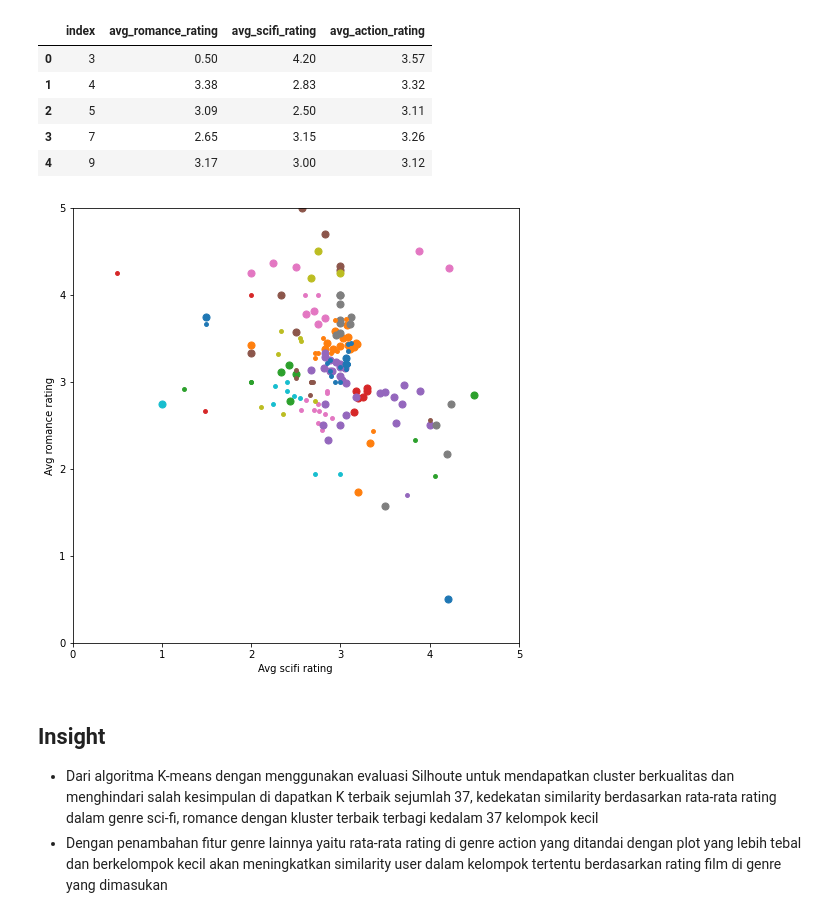
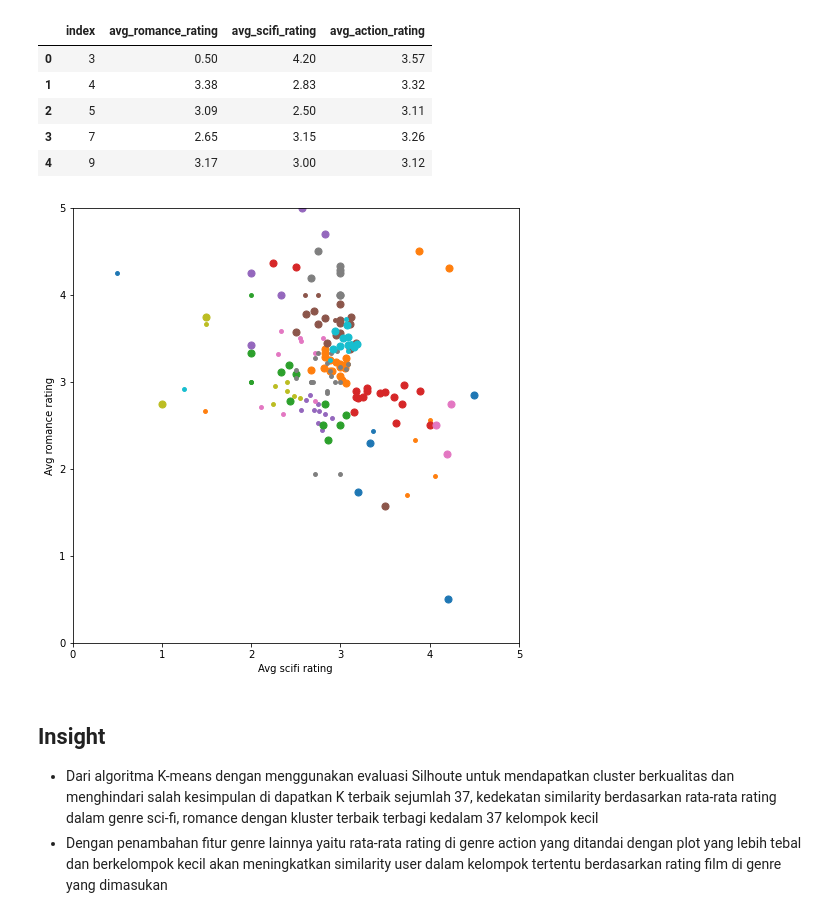
Before and after one commit to asepdeffyc/bigdata, a Jupyter notebook: MovieLens_Data_Analysis_Final.ipynb, the cells around one changed output. Saved outputs shown, nothing was run; the diff lists cells and outputs as text; code cells hidden in the pictures.

```diff
--- a/MovieLens_Data_Analysis_Final.ipynb
+++ b/MovieLens_Data_Analysis_Final.ipynb
@@ -402,41 +411,41 @@ Number of records:  161
 X_with_action = biased_dataset_3_genres[['avg_scifi_rating','avg_romance_rating','avg_action_rating']].values
 
 # Create an instance of KMeans to find seven clusters
-kmeans_5 = KMeans(n_clusters=37)
+kmeans_5 = KMeans(n_clusters=32)
 
 # Use fit_predict to cluster the dataset
 predictions_5 = kmeans_5.fit_predict(X_with_action)
 
 # Define 3d plotting function
 def draw_clusters_3d(biased_dataset_3, predictions):
     fig = plt.figure(figsize=(8,8))
     ax = fig.add_subplot(111)
 
     plt.xlim(0, 5)
     plt.ylim(0, 5)
     ax.set_xlabel('Avg scifi rating')
     ax.set_ylabel('Avg romance rating')
 
     clustered = pd.concat([biased_dataset_3.reset_index(), pd.DataFrame({'group':predictions})], axis=1)
 
     colors = itertools.cycle(plt.rcParams["axes.prop_cycle"].by_key()["color"])
 
     for g in clustered.group.unique():
         color = next(colors)
         for index, point in clustered[clustered.group == g].iterrows():
             if point['avg_action_rating'].astype(float) > 3:
                 size = 50
             else:
                 size = 15
             plt.scatter(point['avg_scifi_rating'],
                         point['avg_romance_rating'],
                         s=size,
                         color=color)
 
 # Plot
 draw_clusters_3d(biased_dataset_3_genres, predictions_5)
 # %% [output]
-[figure, old version]
+[figure, new version]
 # %% [markdown]
 ## Insight
 
```
Also changed, not shown: parts of 12 cells of this notebook.
